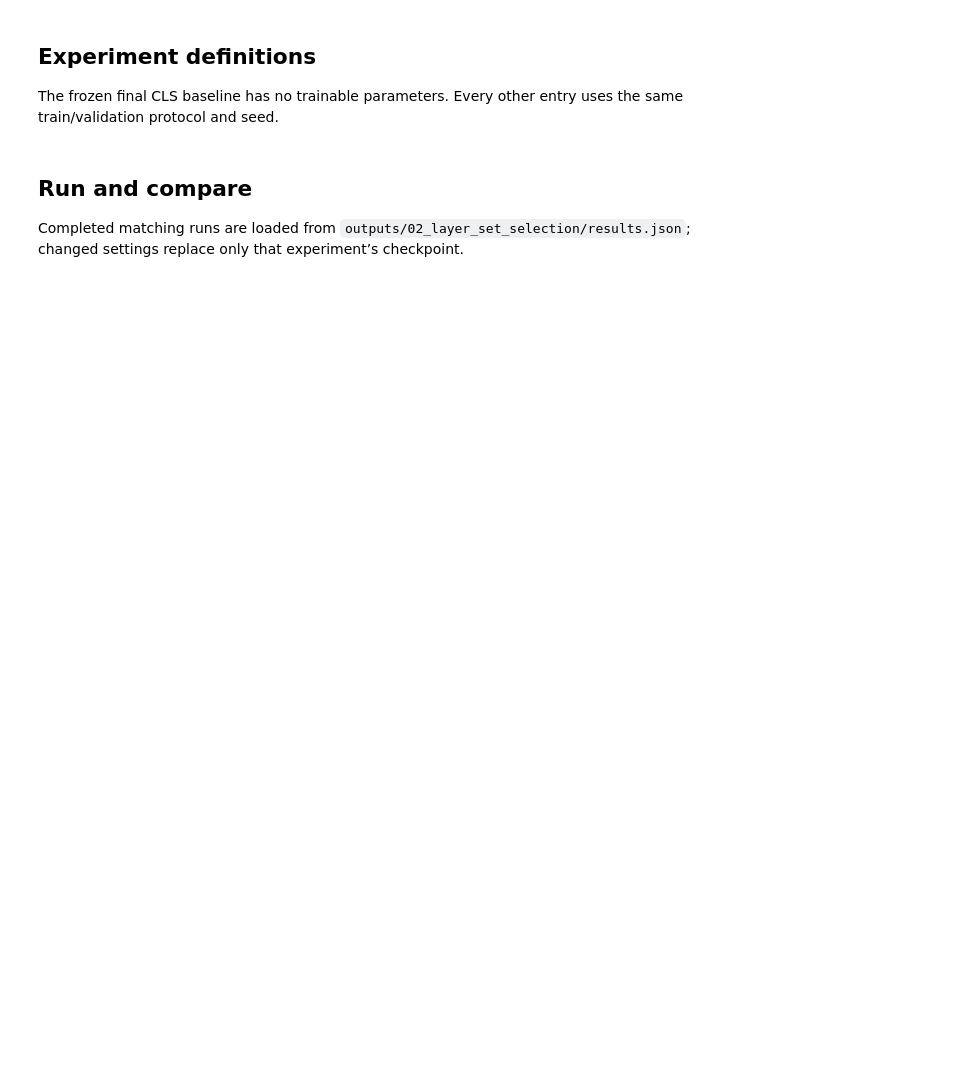
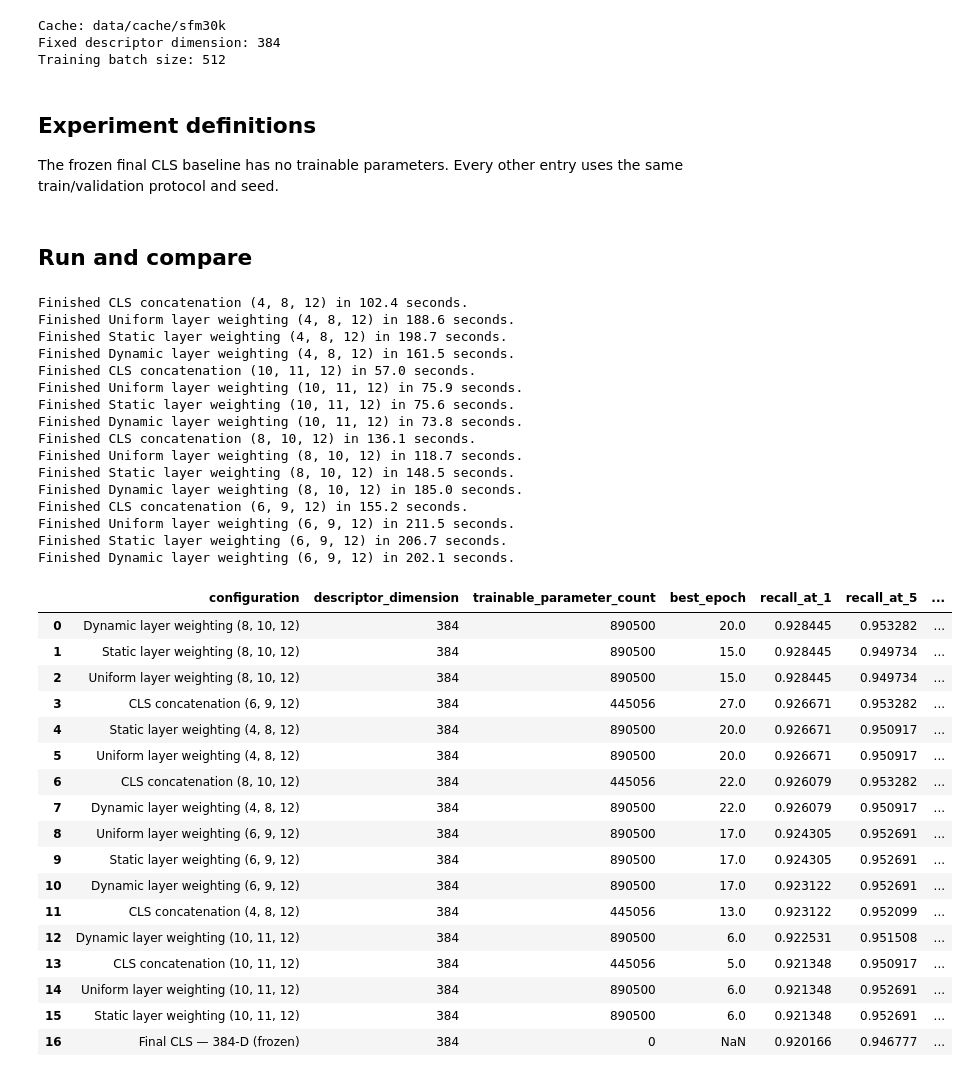
Before and after one commit to armin-faraji/LightweightCBIR, a Jupyter notebook: notebooks/02_layer_set_selection.ipynb, the cells around one changed output. Drawn from its saved outputs; the diff is of its cells as text; code cells hidden in the pictures; blank space fills up the shorter version.

Commit message:
Notebook 02 with results, Notebook 03 cleanup, local.yaml update

```diff
--- a/notebooks/02_layer_set_selection.ipynb
+++ b/notebooks/02_layer_set_selection.ipynb
@@ -6,6 +6,7 @@ Compare the planned layer sets at a fixed 128-D descriptor size using SfM valida
 from dataclasses import replace
 from pathlib import Path
 import os
+import time
 
 import matplotlib.pyplot as plt
 import pandas as pd
@@ -35,7 +36,7 @@ CACHE_DIR = cfg.cache.root / 'sfm30k'
 OUTPUT_DIR = PROJECT_ROOT / 'outputs' / '02_layer_set_selection'
 RESULTS_PATH = OUTPUT_DIR / 'results.json'
 SELECTION_PATH = PROJECT_ROOT / 'outputs' / 'selections' / 'layer_set_selection.json'
-FIXED_OUTPUT_DIM = 128
+FIXED_OUTPUT_DIM = 384
 TRAIN_BATCH_SIZE = cfg.training.batch_size
 training_cfg = replace(cfg.training, batch_size=TRAIN_BATCH_SIZE)
 OUTPUT_DIR.mkdir(parents=True, exist_ok=True)
@@ -51,6 +52,10 @@ val_cases = metadata.build_validation_cases()
 print('Cache:', CACHE_DIR)
 print('Fixed descriptor dimension:', FIXED_OUTPUT_DIM)
 print('Training batch size:', TRAIN_BATCH_SIZE)
+# %% [output]
+Cache: data/cache/sfm30k
+Fixed descriptor dimension: 384
+Training batch size: 512
 # %% [markdown]
 ## Experiment definitions
 
@@ -161,19 +166,8 @@ def frozen_baseline():
     return summary
 
 
-EXPERIMENT_SPECS = [
-    {
-        'name': 'final_cls_projection_128',
-        'label': 'Final CLS projection — 128-D',
-        'fusion_config': config_to_dict(replace(
-            cfg.fusion,
-            layer_indices=(11,),
-            output_dim=FIXED_OUTPUT_DIM,
-            head_kind='final_cls_projection',
-            gate_mode=None,
-        )),
-    },
-]
+EXPERIMENT_SPECS = []
+
 for layers in LAYER_SETS_ONE_BASED:
     indices = zero_based(layers)
     suffix = '_'.join(str(layer) for layer in layers)
@@ -198,21 +192,57 @@ for layers in LAYER_SETS_ONE_BASED:
                 head_kind='global_local', gate_mode=mode,
             )),
         })
-# %% [markdown]
-## Run and compare
-
-Completed matching runs are loaded from `outputs/02_layer_set_selection/results.json`; changed settings replace only that experiment’s checkpoint.
+# %% [markdown]
+## Run and compare
 # %%
 experiment_results = {'final_cls_384_frozen': frozen_baseline()}
 for spec in EXPERIMENT_SPECS:
+    started_at = time.perf_counter()
     experiment_results[spec['name']] = run_training_experiment(spec)
+    elapsed_seconds = time.perf_counter() - started_at
+    print(f"Finished {spec['label']} in {elapsed_seconds:.1f} seconds.")
 
 result_table = pd.DataFrame(experiment_results.values())
 result_table = result_table.sort_values(['recall_at_1', 'mrr'], ascending=False).reset_index(drop=True)
 display(result_table[[
     'configuration', 'descriptor_dimension', 'trainable_parameter_count',
     'best_epoch', 'recall_at_1', 'recall_at_5', 'recall_at_10', 'mrr',
 ]])
+# %% [output]
+Finished CLS concatenation (4, 8, 12) in 102.4 seconds.
+Finished Uniform layer weighting (4, 8, 12) in 188.6 seconds.
+Finished Static layer weighting (4, 8, 12) in 198.7 seconds.
+Finished Dynamic layer weighting (4, 8, 12) in 161.5 seconds.
+Finished CLS concatenation (10, 11, 12) in 57.0 seconds.
+Finished Uniform layer weighting (10, 11, 12) in 75.9 seconds.
+Finished Static layer weighting (10, 11, 12) in 75.6 seconds.
+Finished Dynamic layer weighting (10, 11, 12) in 73.8 seconds.
+Finished CLS concatenation (8, 10, 12) in 136.1 seconds.
+Finished Uniform layer weighting (8, 10, 12) in 118.7 seconds.
+Finished Static layer weighting (8, 10, 12) in 148.5 seconds.
+Finished Dynamic layer weighting (8, 10, 12) in 185.0 seconds.
+Finished CLS concatenation (6, 9, 12) in 155.2 seconds.
+Finished Uniform layer weighting (6, 9, 12) in 211.5 seconds.
+Finished Static layer weighting (6, 9, 12) in 206.7 seconds.
+Finished Dynamic layer weighting (6, 9, 12) in 202.1 seconds.
+|  | configuration | descriptor_dimension | trainable_parameter_count | best_epoch | recall_at_1 | recall_at_5 | ... |
+| 0 | Dynamic layer weighting (8, 10, 12) | 384 | 890500 | 20.0 | 0.928445 | 0.953282 | ... |
+| 1 | Static layer weighting (8, 10, 12) | 384 | 890500 | 15.0 | 0.928445 | 0.949734 | ... |
+| 2 | Uniform layer weighting (8, 10, 12) | 384 | 890500 | 15.0 | 0.928445 | 0.949734 | ... |
+| 3 | CLS concatenation (6, 9, 12) | 384 | 445056 | 27.0 | 0.926671 | 0.953282 | ... |
+| 4 | Static layer weighting (4, 8, 12) | 384 | 890500 | 20.0 | 0.926671 | 0.950917 | ... |
+| 5 | Uniform layer weighting (4, 8, 12) | 384 | 890500 | 20.0 | 0.926671 | 0.950917 | ... |
+| 6 | CLS concatenation (8, 10, 12) | 384 | 445056 | 22.0 | 0.926079 | 0.953282 | ... |
+| 7 | Dynamic layer weighting (4, 8, 12) | 384 | 890500 | 22.0 | 0.926079 | 0.950917 | ... |
+| 8 | Uniform layer weighting (6, 9, 12) | 384 | 890500 | 17.0 | 0.924305 | 0.952691 | ... |
+| 9 | Static layer weighting (6, 9, 12) | 384 | 890500 | 17.0 | 0.924305 | 0.952691 | ... |
+| 10 | Dynamic layer weighting (6, 9, 12) | 384 | 890500 | 17.0 | 0.923122 | 0.952691 | ... |
+| 11 | CLS concatenation (4, 8, 12) | 384 | 445056 | 13.0 | 0.923122 | 0.952099 | ... |
+| 12 | Dynamic layer weighting (10, 11, 12) | 384 | 890500 | 6.0 | 0.922531 | 0.951508 | ... |
+| 13 | CLS concatenation (10, 11, 12) | 384 | 445056 | 5.0 | 0.921348 | 0.950917 | ... |
+| 14 | Uniform layer weighting (10, 11, 12) | 384 | 890500 | 6.0 | 0.921348 | 0.952691 | ... |
+| 15 | Static layer weighting (10, 11, 12) | 384 | 890500 | 6.0 | 0.921348 | 0.952691 | ... |
+| 16 | Final CLS — 384-D (frozen) | 384 | 0 | NaN | 0.920166 | 0.946777 | ... |
 # %%
 series = {}
 for prefix, label in (
```
Also changed, not shown: parts of 5 cells of this notebook, 2 other files.
